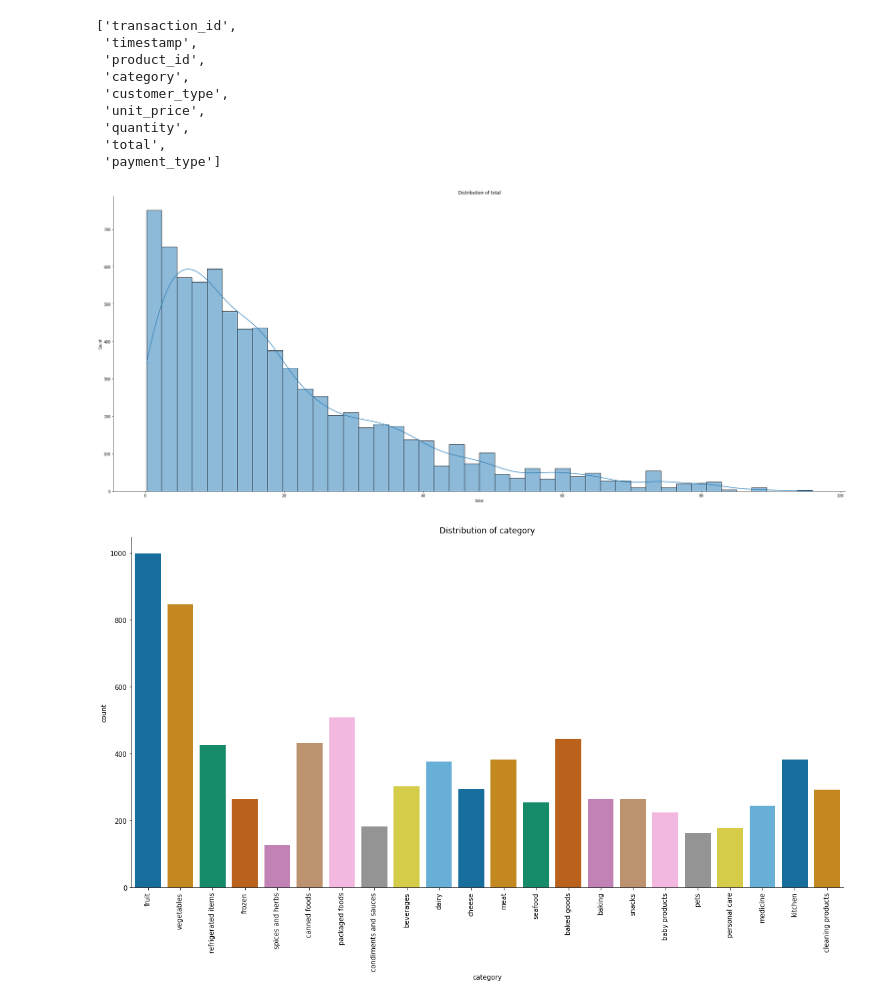
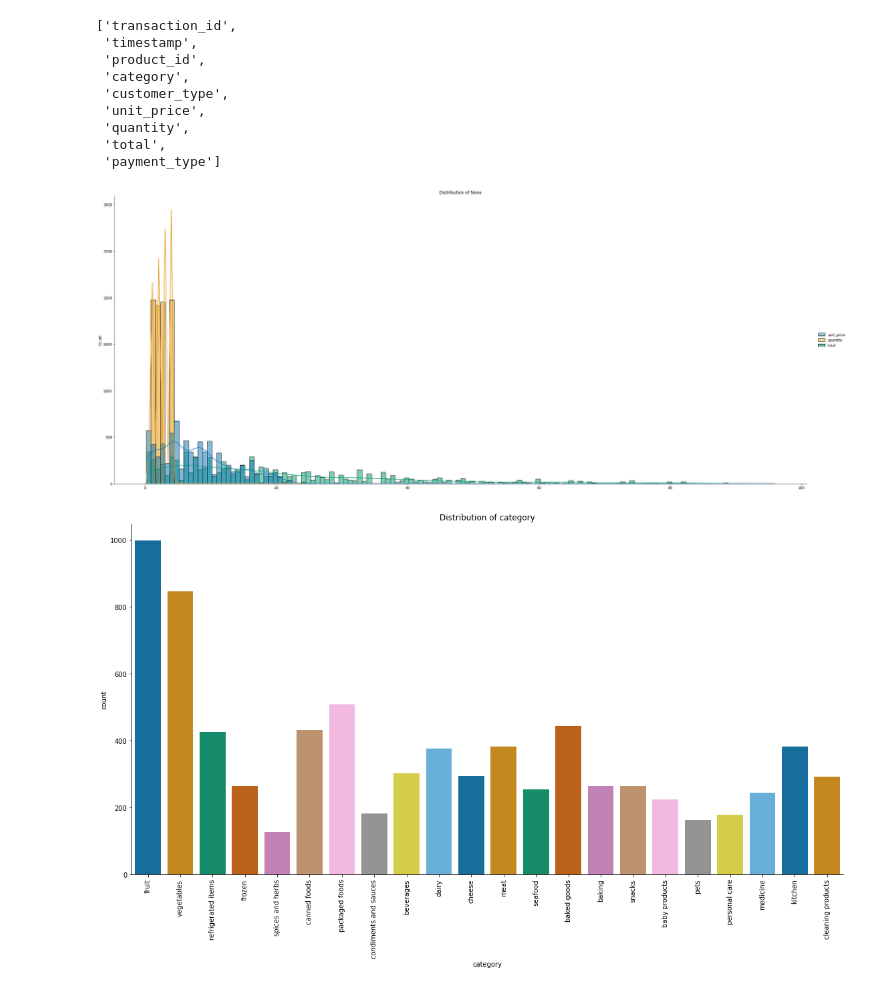
Before and after one commit to Severina7/cognizant_ai, a Jupyter notebook: modeling_2.ipynb, the cells around one changed output. Cells and saved outputs as stored; diff of their text form; code cells hidden in the pictures.

```diff
--- a/modeling_2.ipynb
+++ b/modeling_2.ipynb
@@ -247,10 +247,10 @@ sales_df.columns.to_list()
  'quantity',
  'total',
  'payment_type']
-# %%
-plot_continuous_distribution(sales_df, ['category', 'customer_type', 'unit_price', 'quantity', 'total', 'payment_type'])
-# %% [output]
-[figure, removed]
+# %%
+plot_continuous_distribution(sales_df)
+# %% [output]
+[figure, added]
 # %%
 def plot_categorical_distribution(data: pd.DataFrame = None, column: str = None, height: int = 8, aspect: int = 2):
   plot = sns.catplot(
```
Also changed, not shown: parts of 8 cells of this notebook.
